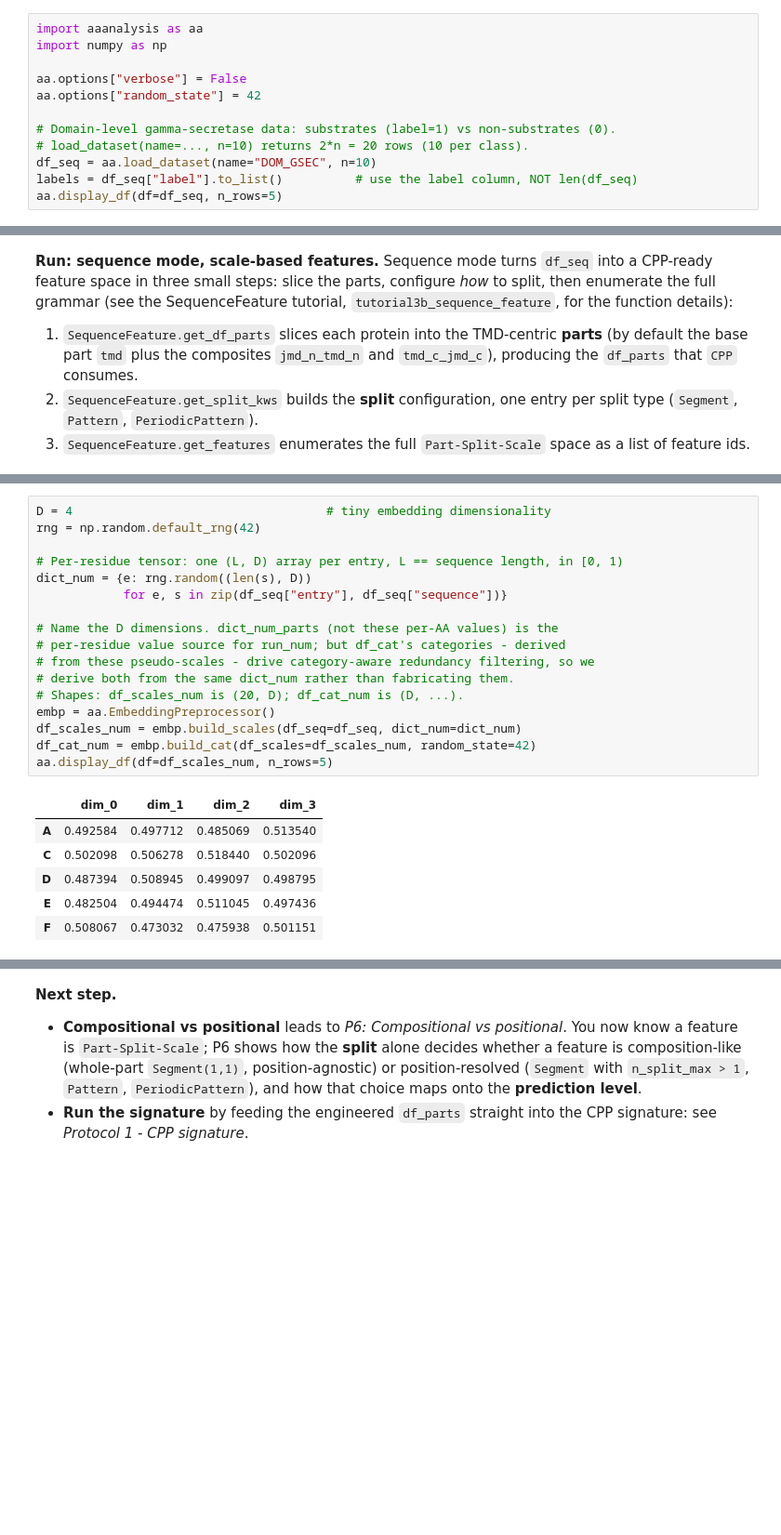
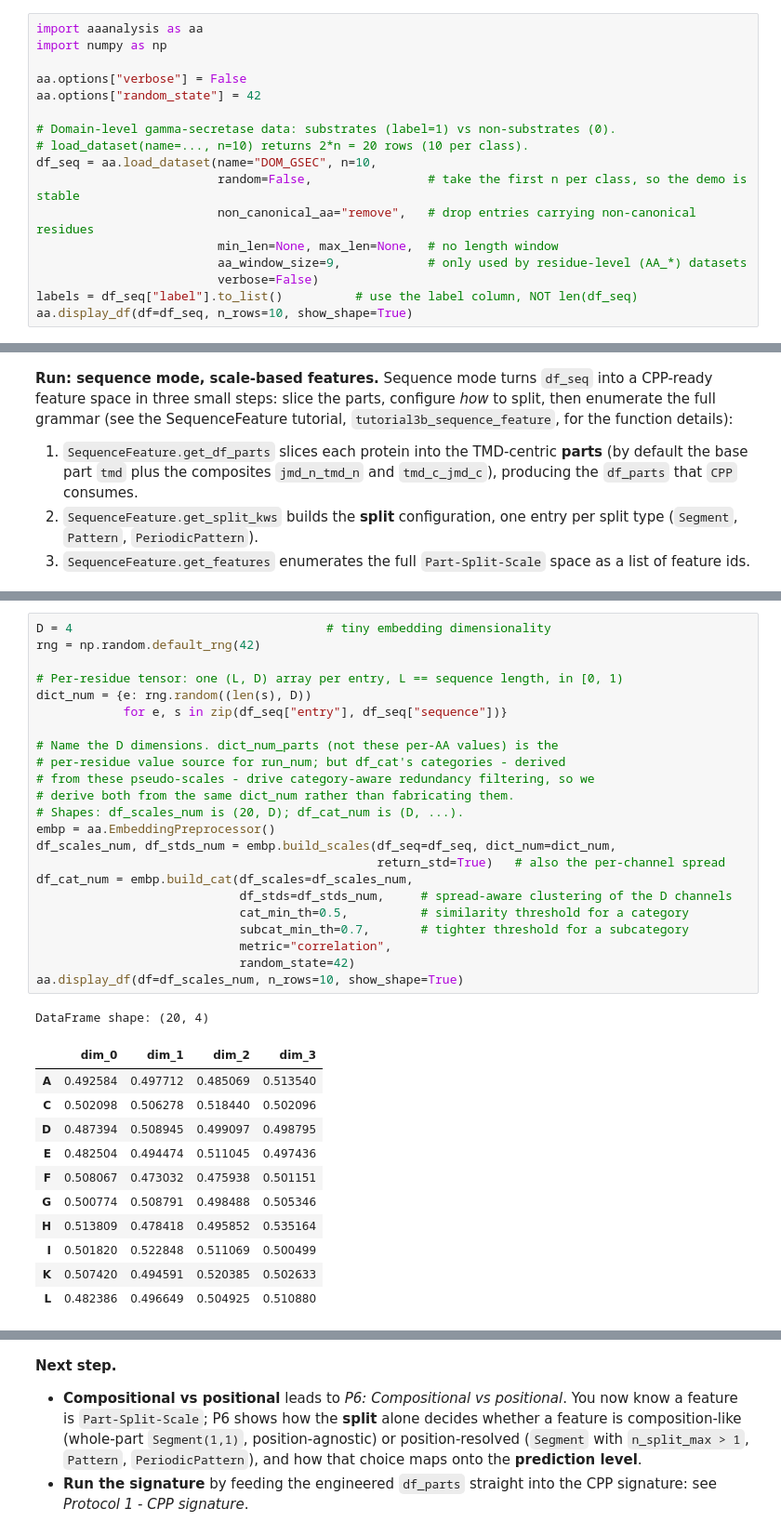
Before and after one commit to breimanntools/aaanalysis, a Jupyter notebook: protocols/protocol5_engineer_features.ipynb, the cells around one changed output, grey strips where cells are left out. Shown at 93% size. Saved outputs shown, nothing was run; the diff lists cells and outputs as text; blank space fills up the shorter version.

```diff
--- a/protocols/protocol5_engineer_features.ipynb
+++ b/protocols/protocol5_engineer_features.ipynb
@@ -27,7 +27,12 @@ aa.options["random_state"] = 42
 
 # Domain-level gamma-secretase data: substrates (label=1) vs non-substrates (0).
 # load_dataset(name=..., n=10) returns 2*n = 20 rows (10 per class).
-df_seq = aa.load_dataset(name="DOM_GSEC", n=10)
+df_seq = aa.load_dataset(name="DOM_GSEC", n=10,
+                         random=False,                # take the first n per class, so the demo is stable
+                         non_canonical_aa="remove",   # drop entries carrying non-canonical residues
+                         min_len=None, max_len=None,  # no length window
+                         aa_window_size=9,            # only used by residue-level (AA_*) datasets
+                         verbose=False)
 labels = df_seq["label"].to_list()          # use the label column, NOT len(df_seq)
-aa.display_df(df=df_seq, n_rows=5)
+aa.display_df(df=df_seq, n_rows=10, show_shape=True)
 # %% [output]
@@ -99,26 +126,38 @@ int(is_selected.sum())
 # %%
 D = 4                                   # tiny embedding dimensionality
 rng = np.random.default_rng(42)
 
 # Per-residue tensor: one (L, D) array per entry, L == sequence length, in [0, 1)
 dict_num = {e: rng.random((len(s), D))
             for e, s in zip(df_seq["entry"], df_seq["sequence"])}
 
 # Name the D dimensions. dict_num_parts (not these per-AA values) is the
 # per-residue value source for run_num; but df_cat's categories - derived
 # from these pseudo-scales - drive category-aware redundancy filtering, so we
 # derive both from the same dict_num rather than fabricating them.
 # Shapes: df_scales_num is (20, D); df_cat_num is (D, ...).
 embp = aa.EmbeddingPreprocessor()
-df_scales_num = embp.build_scales(df_seq=df_seq, dict_num=dict_num)
-df_cat_num = embp.build_cat(df_scales=df_scales_num, random_state=42)
-aa.display_df(df=df_scales_num, n_rows=5)
+df_scales_num, df_stds_num = embp.build_scales(df_seq=df_seq, dict_num=dict_num,
+                                               return_std=True)   # also the per-channel spread
+df_cat_num = embp.build_cat(df_scales=df_scales_num,
+                            df_stds=df_stds_num,     # spread-aware clustering of the D channels
+                            cat_min_th=0.5,          # similarity threshold for a category
+                            subcat_min_th=0.7,       # tighter threshold for a subcategory
+                            metric="correlation",
+                            random_state=42)
+aa.display_df(df=df_scales_num, n_rows=10, show_shape=True)
 # %% [output]
+DataFrame shape: (20, 4)
 |  | dim_0 | dim_1 | dim_2 | dim_3 |
 | A | 0.492584 | 0.497712 | 0.485069 | 0.513540 |
 | C | 0.502098 | 0.506278 | 0.518440 | 0.502096 |
 | D | 0.487394 | 0.508945 | 0.499097 | 0.498795 |
 | E | 0.482504 | 0.494474 | 0.511045 | 0.497436 |
 | F | 0.508067 | 0.473032 | 0.475938 | 0.501151 |
+| G | 0.500774 | 0.508791 | 0.498488 | 0.505346 |
+| H | 0.513809 | 0.478418 | 0.495852 | 0.535164 |
+| I | 0.501820 | 0.522848 | 0.511069 | 0.500499 |
+| K | 0.507420 | 0.494591 | 0.520385 | 0.502633 |
+| L | 0.482386 | 0.496649 | 0.504925 | 0.510880 |
 # %%
 # Slice sequences AND tensor with shared part boundaries
```
Also changed, not shown: parts of 14 cells of this notebook.
